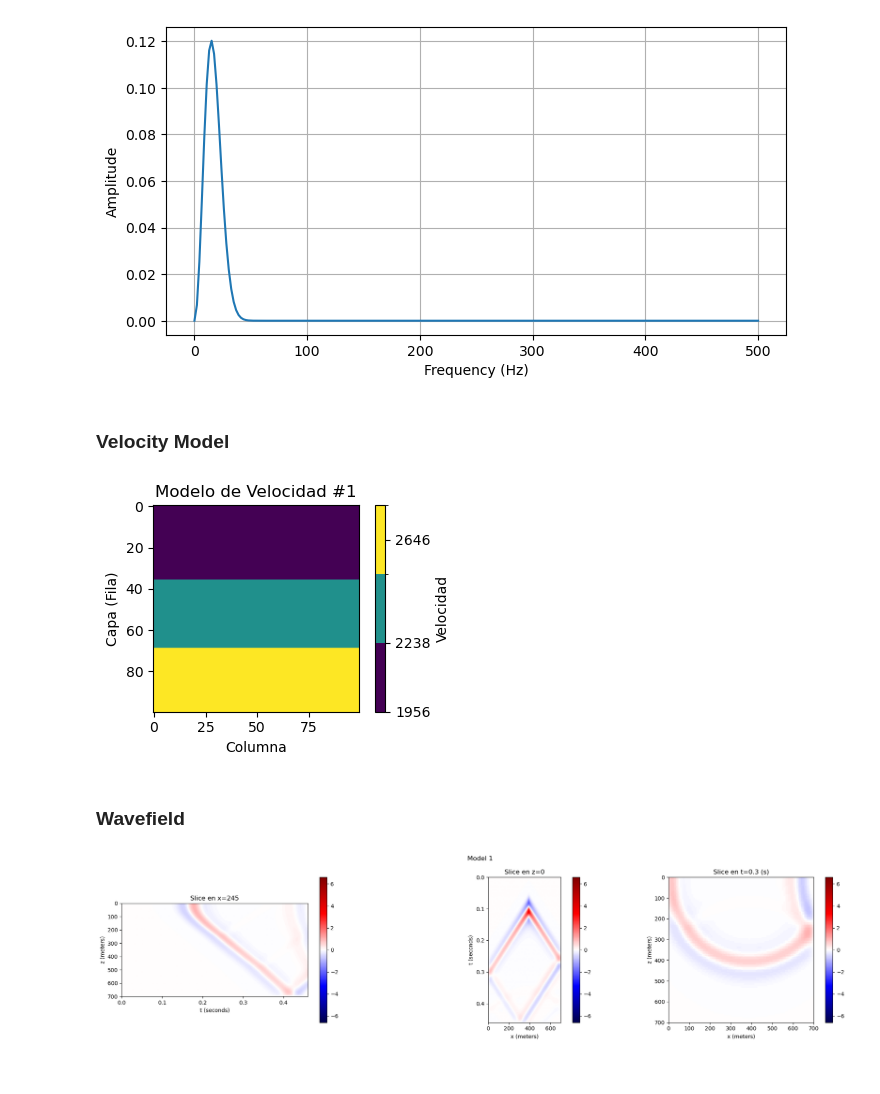
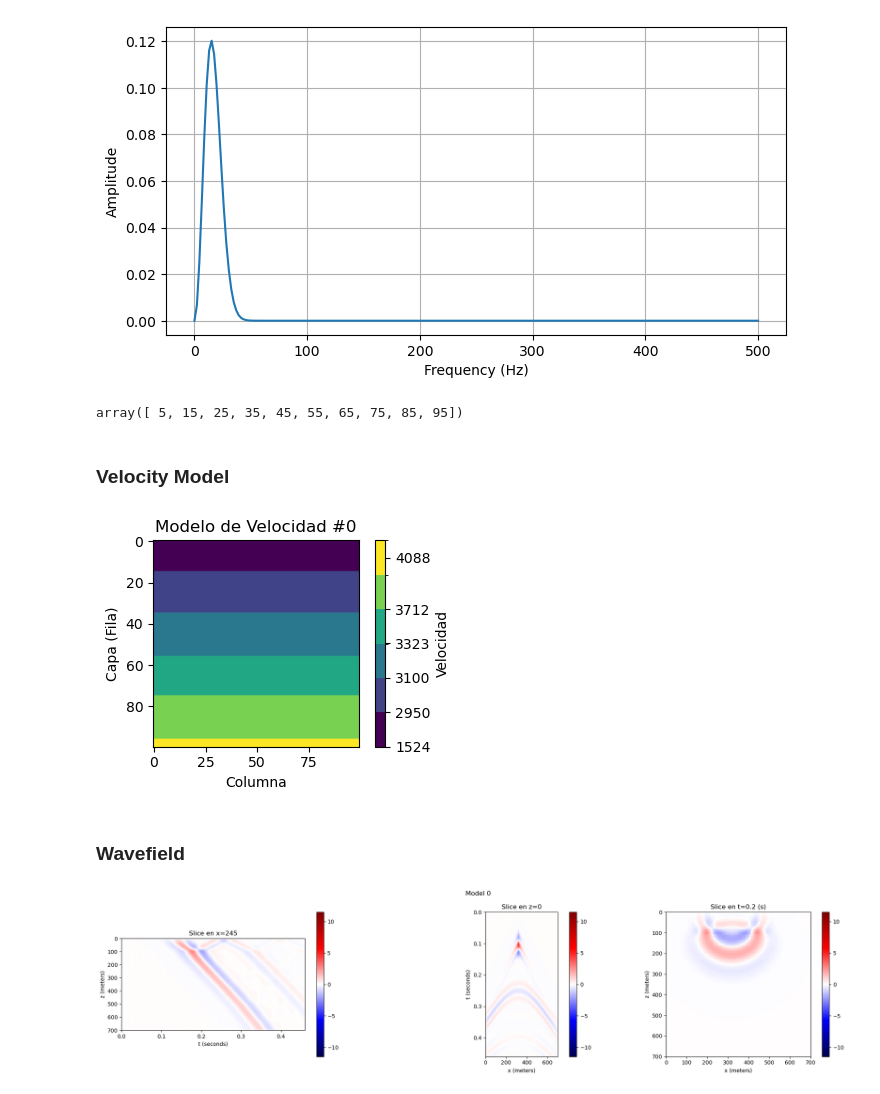
Before and after one commit to Konat23/DeepONet_AWP, a Jupyter notebook: src/01_propagator/data_review.ipynb, the cells around one changed output. Drawn from its saved outputs; the diff is of its cells as text; code cells hidden in the pictures.

```diff
--- a/src/01_propagator/data_review.ipynb
+++ b/src/01_propagator/data_review.ipynb
@@ -73,8 +73,8 @@ def plot_source_frec(t, g):
 # %%
 from myplotters import plot_velmodel, plot_x_z_t_slices, plot_traces_vertical, plot_four_frames
 # %%
-s = 5 # source index
-n = 1 # Model index
+s = 4 # source index
+n = 0 # Model index
 vel_n = vel_data[n,0]
 wave_n = wave_data[s][n]
 # %% [markdown]
@@ -87,21 +87,25 @@ plot_source_frec(src_data[:,0], src_data[:,1])
 Frecuencia central 15.217391304347824
 Frecuencia máxima (-3 dB): 19.57 Hz
 [figure]
+# %%
+src_loc_data['Ix0']
+# %% [output]
+array([ 5, 15, 25, 35, 45, 55, 65, 75, 85, 95])
 # %% [markdown]
 ### Velocity Model
 # %%
 plot_velmodel(vel_data[n,0], n=n)
 # %% [output]
-[figure, old version]
+[figure, new version]
 # %% [markdown]
 ### Wavefield
 # %%
-t = 300
+t = 200
 z = 0
 x = 35
 plot_x_z_t_slices(wave_n, x,z, t, delta_h=7, delta_t=0.001, Title=f"Model {n}")
 # %% [output]
-[figure, old version]
+[figure, new version]
 # %%
 plot_four_frames(wave_n,dh=7,times=(0.1, 0.2, 0.3, 0.4), dt=0.001, title=f"Model {n}", shared_scale=False)
 # %% [output]
```
Also changed, not shown: parts of 2 cells of this notebook, 2 other files.
